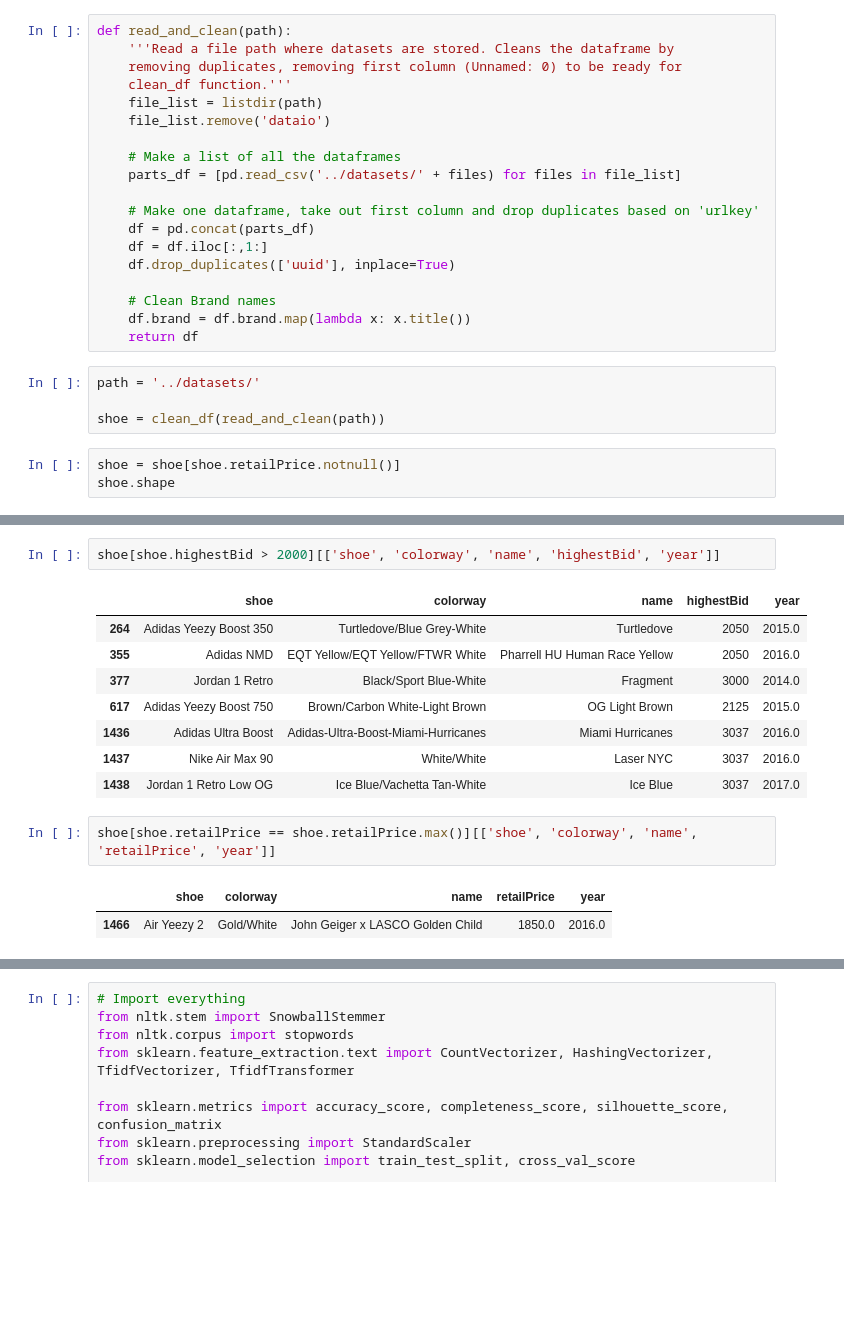
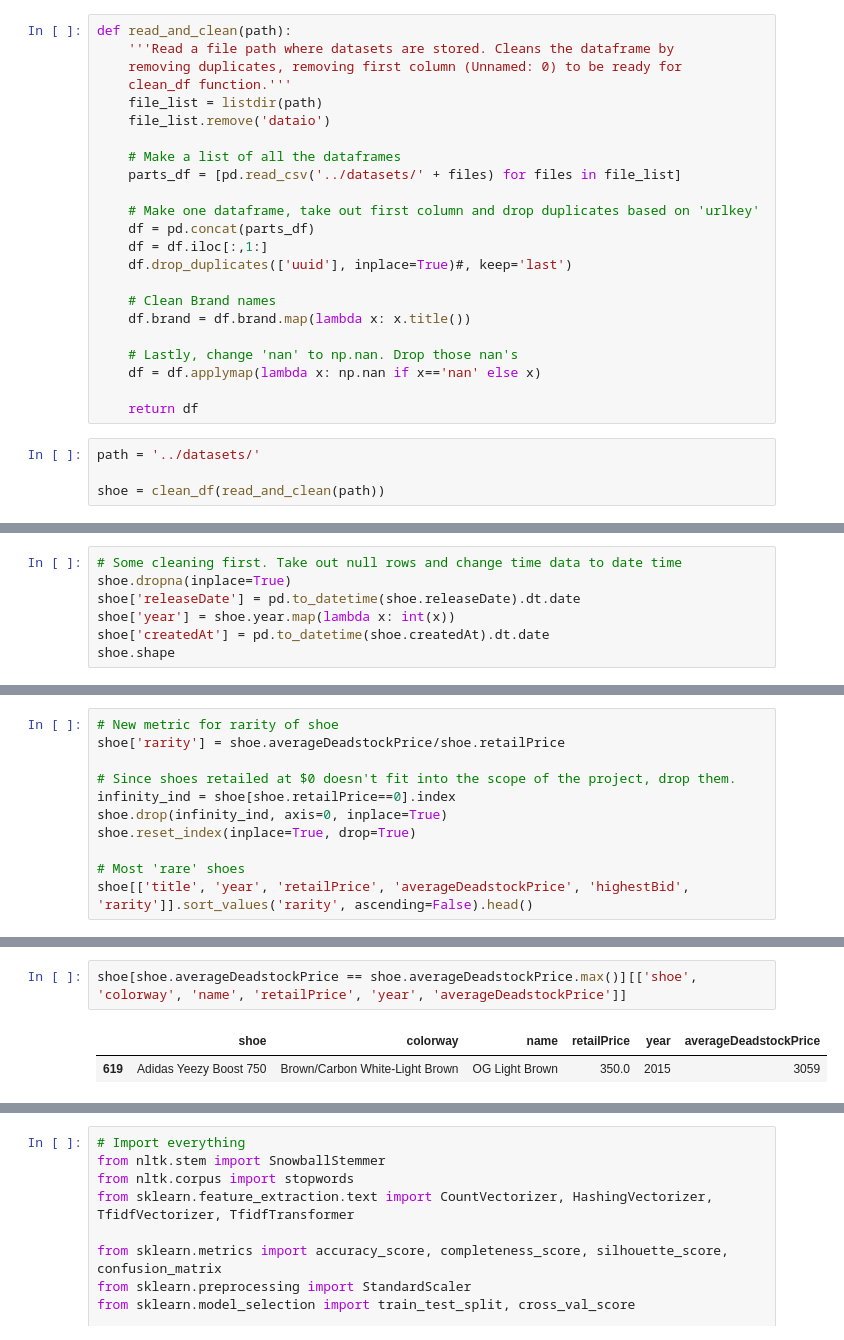
Before and after one commit to chrisk447/Capstone-GA, a Jupyter notebook: StockX Notebook.ipynb, the cells around one changed output, grey strips where cells are left out. Cells and saved outputs as stored; diff of their text form; blank space fills up the shorter version.

```diff
--- a/StockX Notebook.ipynb
+++ b/StockX Notebook.ipynb
@@ -140,15 +149,16 @@ def read_and_clean(path):
     # Make one dataframe, take out first column and drop duplicates based on 'urlkey'
     df = pd.concat(parts_df)
     df = df.iloc[:,1:]
-    df.drop_duplicates(['uuid'], inplace=True)
+    df.drop_duplicates(['uuid'], inplace=True)#, keep='last')
 
     # Clean Brand names
     df.brand = df.brand.map(lambda x: x.title())
+
+    # Lastly, change 'nan' to np.nan. Drop those nan's
+    df = df.applymap(lambda x: np.nan if x=='nan' else x)
+
     return df
 # %%
 path = '../datasets/'
 
 shoe = clean_df(read_and_clean(path))
-# %%
-shoe = shoe[shoe.retailPrice.notnull()]
-shoe.shape
@@ -171,0 +174,7 @@ plt.xlim([0,1500])
+# %%
+# Some cleaning first. Take out null rows and change time data to date time
+shoe.dropna(inplace=True)
+shoe['releaseDate'] = pd.to_datetime(shoe.releaseDate).dt.date
+shoe['year'] = shoe.year.map(lambda x: int(x))
+shoe['createdAt'] = pd.to_datetime(shoe.createdAt).dt.date
+shoe.shape
@@ -171,0 +188,11 @@ plt.xlim([0,1500])
+# %%
+# New metric for rarity of shoe
+shoe['rarity'] = shoe.averageDeadstockPrice/shoe.retailPrice
+
+# Since shoes retailed at $0 doesn't fit into the scope of the project, drop them.
+infinity_ind = shoe[shoe.retailPrice==0].index
+shoe.drop(infinity_ind, axis=0, inplace=True)
+shoe.reset_index(inplace=True, drop=True)
+
+# Most 'rare' shoes
+shoe[['title', 'year', 'retailPrice', 'averageDeadstockPrice', 'highestBid', 'rarity']].sort_values('rarity', ascending=False).head()
@@ -172,19 +240,8 @@ plt.xlim([0,1500])
 # %%
-shoe[shoe.highestBid > 2000][['shoe', 'colorway', 'name', 'highestBid', 'year']]
+shoe[shoe.averageDeadstockPrice == shoe.averageDeadstockPrice.max()][['shoe', 'colorway', 'name', 'retailPrice', 'year', 'averageDeadstockPrice']]
 # %% [output]
-|  | shoe | colorway | name | highestBid | year |
-| 264 | Adidas Yeezy Boost 350 | Turtledove/Blue Grey-White | Turtledove | 2050 | 2015.0 |
-| 355 | Adidas NMD | EQT Yellow/EQT Yellow/FTWR White | Pharrell HU Human Race Yellow | 2050 | 2016.0 |
-| 377 | Jordan 1 Retro | Black/Sport Blue-White | Fragment | 3000 | 2014.0 |
-| 617 | Adidas Yeezy Boost 750 | Brown/Carbon White-Light Brown | OG Light Brown | 2125 | 2015.0 |
-| 1436 | Adidas Ultra Boost | Adidas-Ultra-Boost-Miami-Hurricanes | Miami Hurricanes | 3037 | 2016.0 |
-| 1437 | Nike Air Max 90 | White/White | Laser NYC | 3037 | 2016.0 |
-| 1438 | Jordan 1 Retro Low OG | Ice Blue/Vachetta Tan-White | Ice Blue | 3037 | 2017.0 |
+|  | shoe | colorway | name | retailPrice | year | averageDeadstockPrice |
+| 619 | Adidas Yeezy Boost 750 | Brown/Carbon White-Light Brown | OG Light Brown | 350.0 | 2015 | 3059 |
-# %%
-shoe[shoe.retailPrice == shoe.retailPrice.max()][['shoe', 'colorway', 'name', 'retailPrice', 'year']]
-# %% [output]
-|  | shoe | colorway | name | retailPrice | year |
-| 1466 | Air Yeezy 2 | Gold/White | John Geiger x LASCO Golden Child | 1850.0 | 2016.0 |
 # %%
 shoe.describe()
 # %% [output]
```
Also changed, not shown: parts of 36 cells of this notebook.
